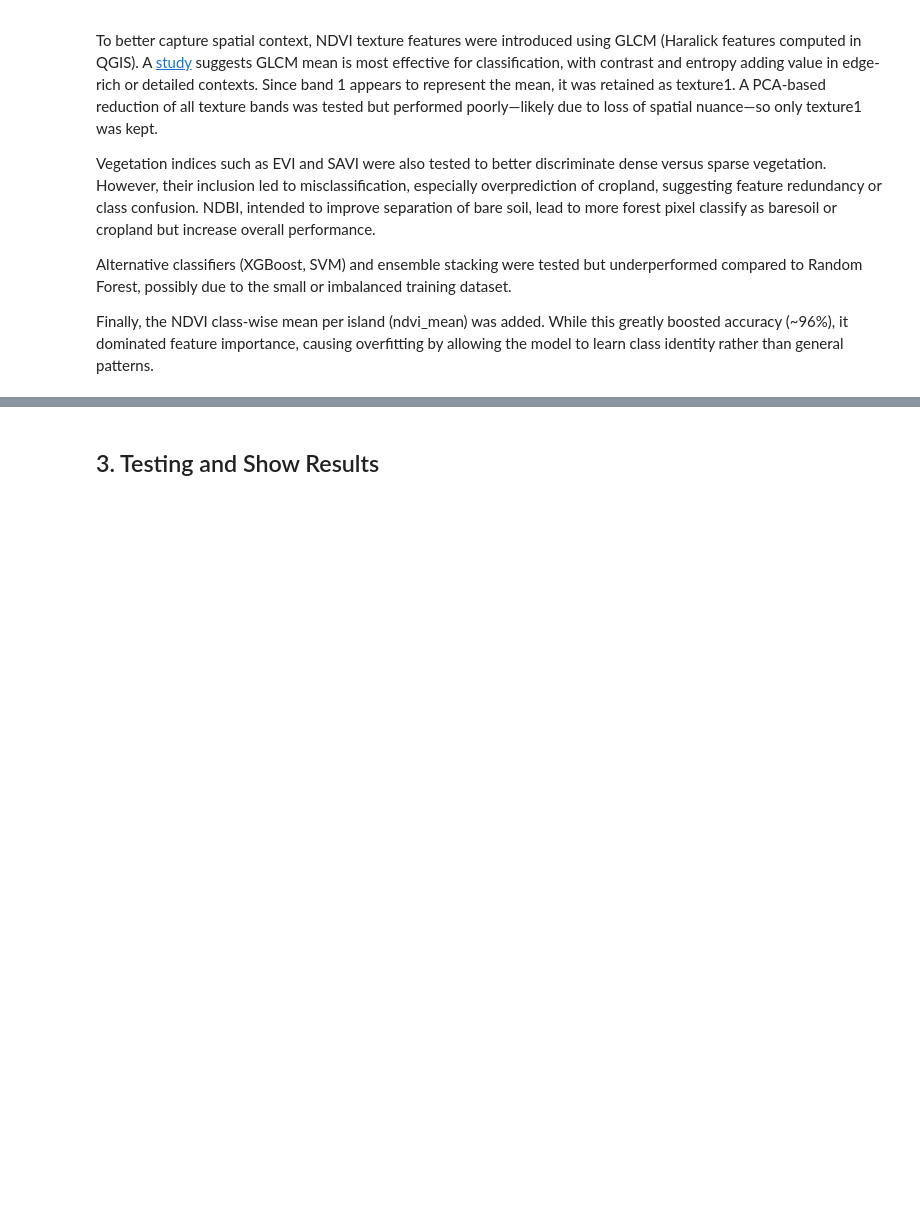
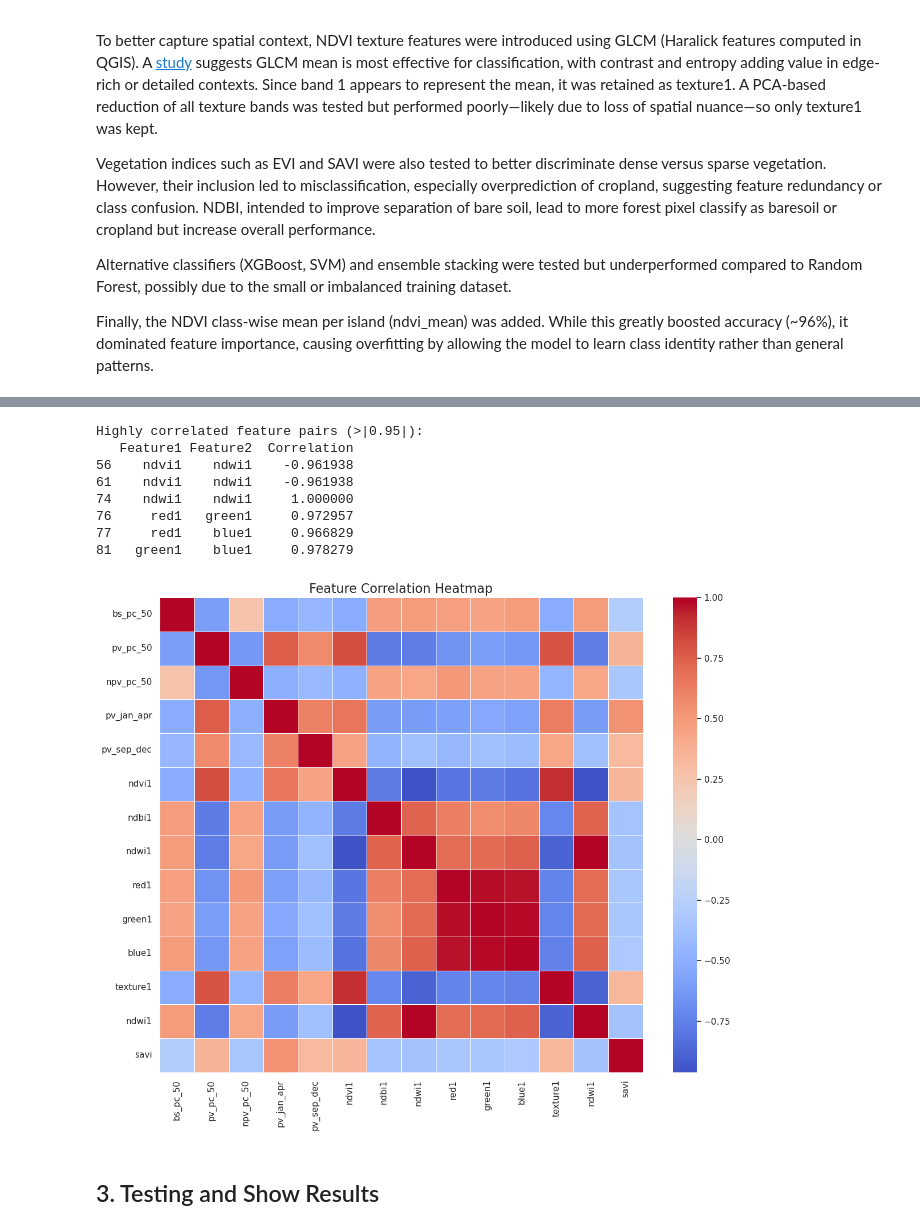
Before and after one commit to digitalearthpacific/dep-fc-applications, a Jupyter notebook: FC_RF_Classifier.ipynb, the cells around one changed output, grey strips where cells are left out. Cells and saved outputs as stored; diff of their text form; code cells hidden in the pictures; blank space fills up the shorter version.

```diff
--- a/FC_RF_Classifier.ipynb
+++ b/FC_RF_Classifier.ipynb
@@ -331,3 +383,41 @@ Feature Importances:
+# %%
+df_features = features
+corr_matrix = df_features.corr()
+
+threshold = 0.95
+corr_pairs = (
+    corr_matrix
+    .where(np.triu(np.ones(corr_matrix.shape), k=1).astype(bool))  # keep upper triangle
+    .stack()  # convert to long format
+    .reset_index()
+)
+corr_pairs.columns = ['Feature1', 'Feature2', 'Correlation']
+high_corr = corr_pairs[abs(corr_pairs['Correlation']) > threshold]
+
+print("Highly correlated feature pairs (>|0.95|):")
+print(high_corr)
+
+plt.figure(figsize=(12, 10))
+sns.heatmap(
+    corr_matrix,
+    annot=False,        # set True if you want the correlation numbers
+    cmap='coolwarm',
+    center=0,
+    linewidths=0.5
+)
+plt.title('Feature Correlation Heatmap', fontsize=16)
+plt.tight_layout()
+plt.show()
+# %% [output]
+Highly correlated feature pairs (>|0.95|):
+   Feature1 Feature2  Correlation
+56    ndvi1    ndwi1    -0.961938
+61    ndvi1    ndwi1    -0.961938
+74    ndwi1    ndwi1     1.000000
+76     red1   green1     0.972957
+77     red1    blue1     0.966829
+81   green1    blue1     0.978279
+[figure, added]
 # %% [markdown]
 ## 3. Testing and Show Results
 # %%
```
Also changed, not shown: parts of 26 cells of this notebook.
